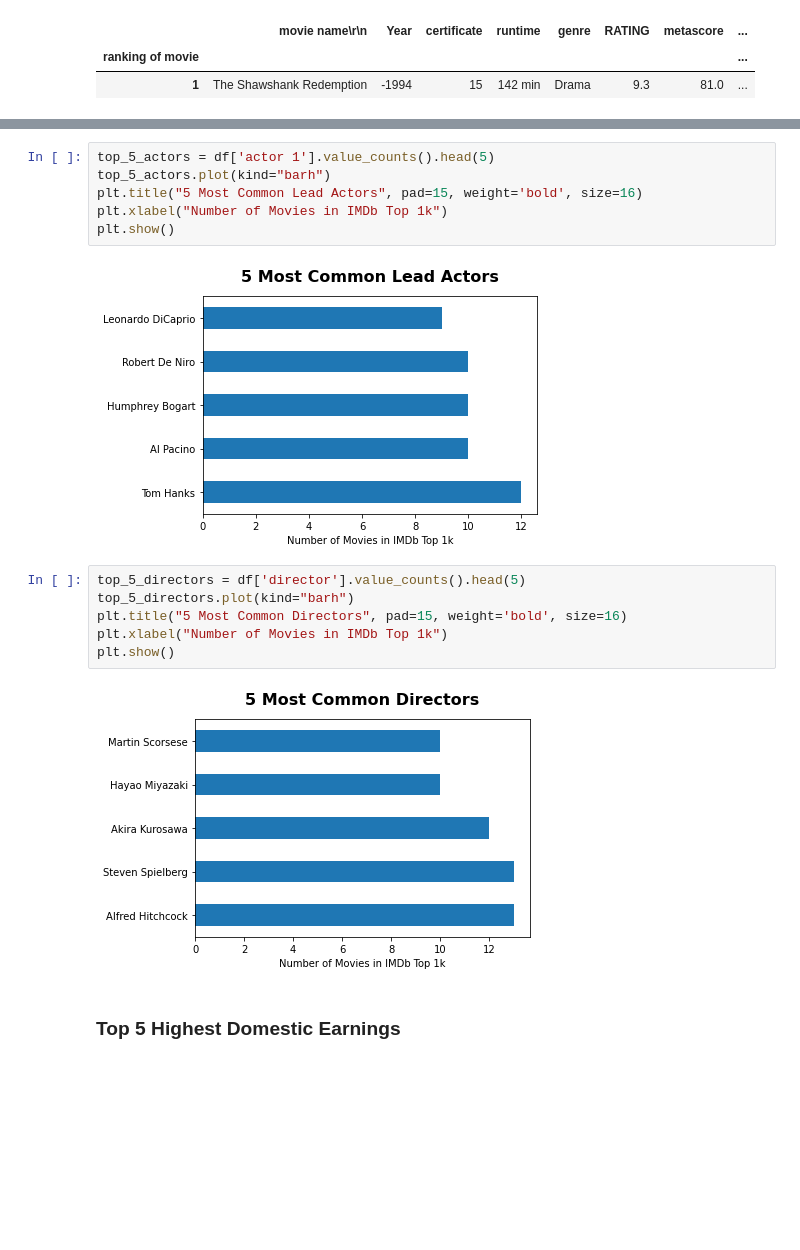
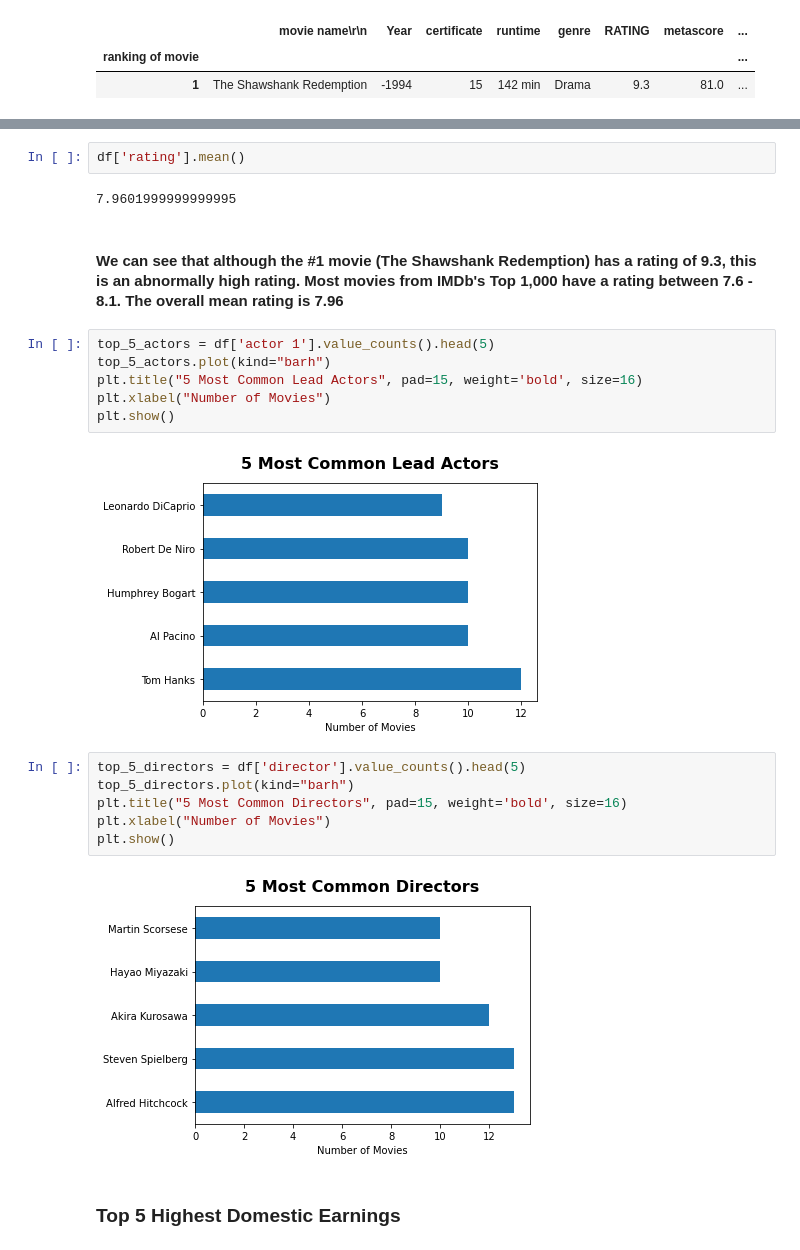
Before and after one commit to kbtoynhobs/Data-Science-projects, a Jupyter notebook: IMDb Top 1k Movies.ipynb, the cells around one changed output, grey strips where cells are left out. Saved outputs shown, nothing was run; the diff lists cells and outputs as text; blank space fills up the shorter version.

```diff
--- a/IMDb Top 1k Movies.ipynb
+++ b/IMDb Top 1k Movies.ipynb
@@ -52,19 +55,25 @@ df.head(1)
+# %%
+df['rating'].mean()
+# %% [output]
+7.9601999999999995
+# %% [markdown]
+#### We can see that although the #1 movie (The Shawshank Redemption) has a rating of 9.3, this is an abnormally high rating. Most movies from IMDb's Top 1,000 have a rating between 7.6 - 8.1. The overall mean rating is 7.96
 # %%
 top_5_actors = df['actor 1'].value_counts().head(5)
 top_5_actors.plot(kind="barh")
 plt.title("5 Most Common Lead Actors", pad=15, weight='bold', size=16)
-plt.xlabel("Number of Movies in IMDb Top 1k")
+plt.xlabel("Number of Movies")
 plt.show()
 # %% [output]
-[figure, old version]
+[figure, new version]
 # %%
 top_5_directors = df['director'].value_counts().head(5)
 top_5_directors.plot(kind="barh")
 plt.title("5 Most Common Directors", pad=15, weight='bold', size=16)
-plt.xlabel("Number of Movies in IMDb Top 1k")
+plt.xlabel("Number of Movies")
 plt.show()
 # %% [output]
-[figure, old version]
+[figure, new version]
 # %% [markdown]
 ### Top 5 Highest Domestic Earnings
 # %%
```
Also changed, not shown: parts of 14 cells of this notebook.
